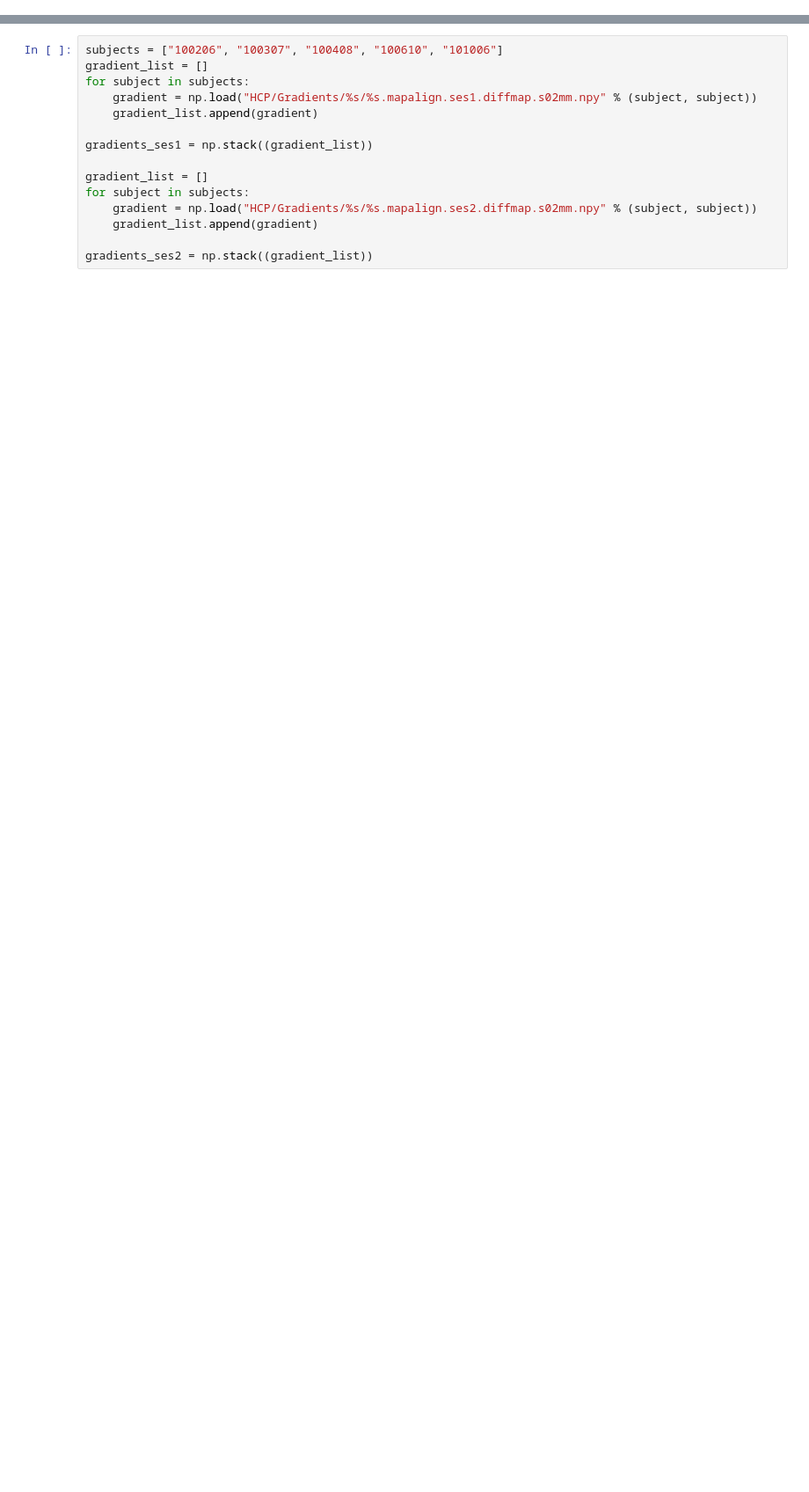
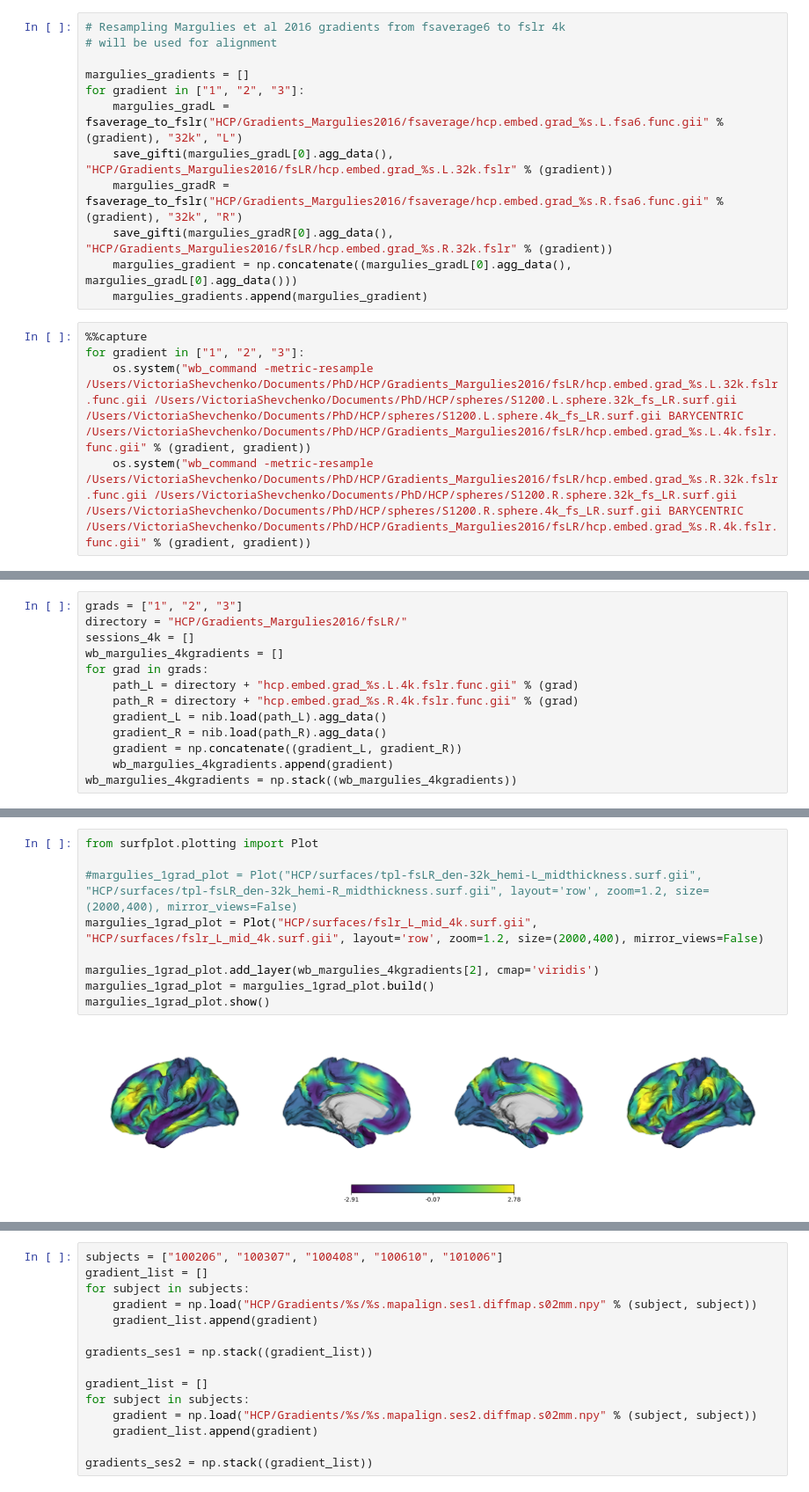
Before and after one commit to victoris93/feature-selection-scz, a Jupyter notebook: resample_gradients.ipynb, the cells around one changed output, grey strips where cells are left out. Shown at 88% size. Drawn from its saved outputs; the diff is of its cells as text; blank space fills up the shorter version.

```diff
--- a/resample_gradients.ipynb
+++ b/resample_gradients.ipynb
@@ -9,0 +11,17 @@ from austin_utils import save_gifti
+# %%
+# Resampling Margulies et al 2016 gradients from fsaverage6 to fslr 4k
+# will be used for alignment
+
+margulies_gradients = []
+for gradient in ["1", "2", "3"]:
+    margulies_gradL = fsaverage_to_fslr("HCP/Gradients_Margulies2016/fsaverage/hcp.embed.grad_%s.L.fsa6.func.gii" % (gradient), "32k", "L")
+    save_gifti(margulies_gradL[0].agg_data(), "HCP/Gradients_Margulies2016/fsLR/hcp.embed.grad_%s.L.32k.fslr" % (gradient))
+    margulies_gradR = fsaverage_to_fslr("HCP/Gradients_Margulies2016/fsaverage/hcp.embed.grad_%s.R.fsa6.func.gii" % (gradient), "32k", "R")
+    save_gifti(margulies_gradR[0].agg_data(), "HCP/Gradients_Margulies2016/fsLR/hcp.embed.grad_%s.R.32k.fslr" % (gradient))
+    margulies_gradient = np.concatenate((margulies_gradL[0].agg_data(), margulies_gradL[0].agg_data()))
+    margulies_gradients.append(margulies_gradient)
+# %%
+%%capture
+for gradient in ["1", "2", "3"]:
+    os.system("wb_command -metric-resample /Users/VictoriaShevchenko/Documents/PhD/HCP/Gradients_Margulies2016/fsLR/hcp.embed.grad_%s.L.32k.fslr.func.gii /Users/VictoriaShevchenko/Documents/PhD/HCP/spheres/S1200.L.sphere.32k_fs_LR.surf.gii /Users/VictoriaShevchenko/Documents/PhD/HCP/spheres/S1200.L.sphere.4k_fs_LR.surf.gii BARYCENTRIC /Users/VictoriaShevchenko/Documents/PhD/HCP/Gradients_Margulies2016/fsLR/hcp.embed.grad_%s.L.4k.fslr.func.gii" % (gradient, gradient))
+    os.system("wb_command -metric-resample /Users/VictoriaShevchenko/Documents/PhD/HCP/Gradients_Margulies2016/fsLR/hcp.embed.grad_%s.R.32k.fslr.func.gii /Users/VictoriaShevchenko/Documents/PhD/HCP/spheres/S1200.R.sphere.32k_fs_LR.surf.gii /Users/VictoriaShevchenko/Documents/PhD/HCP/spheres/S1200.R.sphere.4k_fs_LR.surf.gii BARYCENTRIC /Users/VictoriaShevchenko/Documents/PhD/HCP/Gradients_Margulies2016/fsLR/hcp.embed.grad_%s.R.4k.fslr.func.gii" % (gradient, gradient))
@@ -9,0 +37,13 @@ from austin_utils import save_gifti
+# %%
+grads = ["1", "2", "3"]
+directory = "HCP/Gradients_Margulies2016/fsLR/"
+sessions_4k = []
+wb_margulies_4kgradients = []
+for grad in grads:
+    path_L = directory + "hcp.embed.grad_%s.L.4k.fslr.func.gii" % (grad)
+    path_R = directory + "hcp.embed.grad_%s.R.4k.fslr.func.gii" % (grad)
+    gradient_L = nib.load(path_L).agg_data()
+    gradient_R = nib.load(path_R).agg_data()
+    gradient = np.concatenate((gradient_L, gradient_R))
+    wb_margulies_4kgradients.append(gradient)
+wb_margulies_4kgradients = np.stack((wb_margulies_4kgradients))
@@ -9,0 +86,11 @@ from austin_utils import save_gifti
+# %%
+from surfplot.plotting import Plot
+
+#margulies_1grad_plot = Plot("HCP/surfaces/tpl-fsLR_den-32k_hemi-L_midthickness.surf.gii", "HCP/surfaces/tpl-fsLR_den-32k_hemi-R_midthickness.surf.gii", layout='row', zoom=1.2, size=(2000,400), mirror_views=False)
+margulies_1grad_plot = Plot("HCP/surfaces/fslr_L_mid_4k.surf.gii", "HCP/surfaces/fslr_L_mid_4k.surf.gii", layout='row', zoom=1.2, size=(2000,400), mirror_views=False)
+
+margulies_1grad_plot.add_layer(wb_margulies_4kgradients[2], cmap='viridis')
+margulies_1grad_plot = margulies_1grad_plot.build()
+margulies_1grad_plot.show()
+# %% [output]
+[figure, added]
```
Also changed, not shown: parts of 12 cells of this notebook, 1 other file.
